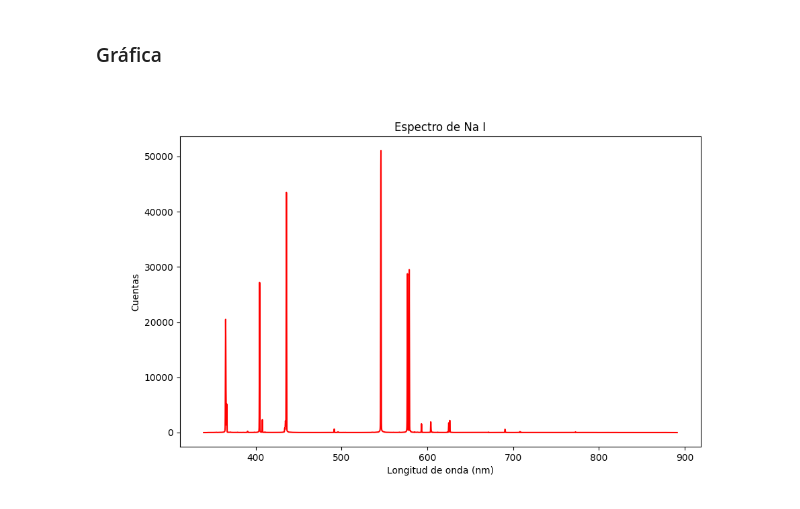
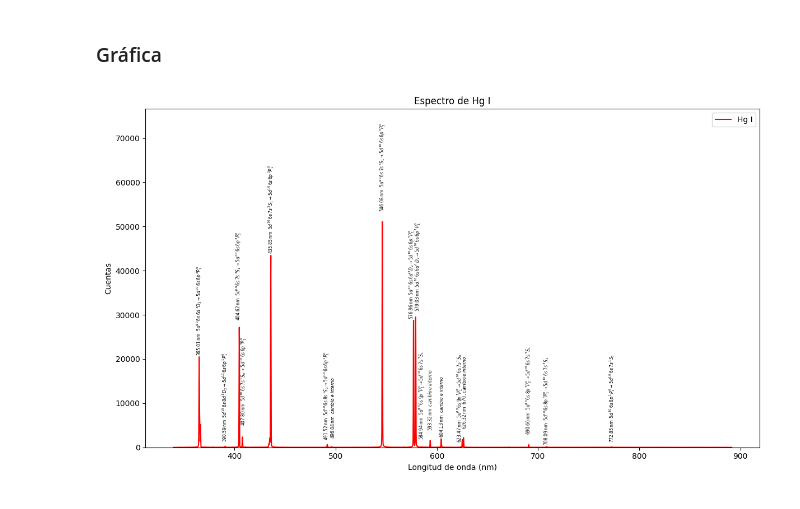
Before and after one commit to Edgarfevi/Proyectos, a Jupyter notebook: Proyectos_python/FISICA/TEIII/archivos_py/segundo_cuatri/capas_finas.ipynb, the cells around one changed output. Saved outputs shown, nothing was run; the diff lists cells and outputs as text; code cells hidden in the pictures.

Commit message:
cambios acabados

```diff
--- a/Proyectos_python/FISICA/TEIII/archivos_py/segundo_cuatri/capas_finas.ipynb
+++ b/Proyectos_python/FISICA/TEIII/archivos_py/segundo_cuatri/capas_finas.ipynb
@@ -386,11 +969,93 @@ pico 19: 772.85 nm
 # %% [markdown]
 ### Gráfica
 # %%
-plt.figure(figsize=(10, 6))
+plt.figure(figsize=(12, 7))
 plt.plot(Datos[:, 0], Datos[:, 4], label='Hg I', color='red')
+
+# Líneas de Hg I en formato espectroscópico estándar
+lineas_hg = [
+    (365.01, r"5d^{10}\,6s\,6d\,^{3}D_{3}\rightarrow 5d^{10}\,6s\,6p\,^{3}P^{0}_{2}"),
+    (390.59, r"5d^{10}\,6s\,8d\,^{1}D_{2}\rightarrow 5d^{10}\,6s\,6p\,^{1}P^{0}_{1}"),
+    (404.62, r"5d^{10}\,6s\,7s\,^{3}S_{1}\rightarrow 5d^{10}\,6s\,6p\,^{3}P^{0}_{0}"),
+    (407.80, r"5d^{10}\,6s\,7s\,^{1}S_{0}\rightarrow 5d^{10}\,6s\,6p\,^{3}P^{0}_{1}"),
+    (435.85, r"5d^{10}\,6s\,7s\,^{3}S_{1}\rightarrow 5d^{10}\,6s\,6p\,^{3}P^{0}_{1}"),
+    (491.52, r"5d^{10}\,6s\,8s\,^{1}S_{0}\rightarrow 5d^{10}\,6s\,6p\,^{1}P^{0}_{1}"),
+    (496.04, r"cambio\;e\;interno"),
+    (546.08, r"5d^{10}\,6s\,7s\,^{3}S_{1}\rightarrow 5d^{10}\,6s\,6p\,^{3}P^{0}_{2}"),
+    (576.96, r"5d^{10}\,6s\,6d\,^{3}D_{2}\rightarrow 5d^{10}\,6s\,6p\,^{3}P^{0}_{1}"),
+    (579.03, r"5d^{10}\,6s\,6d\,^{1}D_{2}\rightarrow 5d^{10}\,6s\,6p\,^{1}P^{0}_{1}"),
+    (584.94, r"5d^{10}\,6s\,9p\,^{3}P^{0}_{1}\rightarrow 5d^{10}\,6s\,7s\,^{3}S_{1}"),
+    (593.32, r"cambio\;e\;interno"),
+    (604.13, r"cambio\;e\;interno"),
+    (623.47, r"5d^{10}\,6s\,9p\,^{1}P^{0}_{1}\rightarrow 5d^{10}\,6s\,7s\,^{1}S_{0}"),
+    (626.32, r"670\,\text{, cambio}\;e\;interno"),
+    (690.66, r"5d^{10}\,6s\,8p\,^{3}P^{0}_{2}\rightarrow 5d^{10}\,6s\,7s\,^{3}S_{1}"),
+    (708.09, r"5d^{10}\,6s\,8p\,^{3}P^{0}_{1}\rightarrow 5d^{10}\,6s\,7s\,^{3}S_{1}"),
+    (772.85, r"5d^{10}\,6s\,8p\,^{1}P^{0}_{1}\rightarrow 5d^{10}\,6s\,7s\,^{1}S_{0}"),
+]
+
+lineas_ordenadas = sorted(lineas_hg, key=lambda t: t[0])
+offset_vertical = [300, 950, 1600, 2250]
+
+# Desplazamientos manuales para zonas especialmente densas
+offset_x = {
+    576.96: -1.0,
+    579.03: 1,
+    593.32: -0.35,
+    604.13: 0.00,
+    605.36: 0.35,
+    623.47: -0.25,
+    626.32: 0.25,
+}
+
+# Agrupación por cercanía para separar etiquetas
+umbral_cluster_nm = 5.5
+clusters = []
+cluster_actual = [lineas_ordenadas[0]]
+
+for item in lineas_ordenadas[1:]:
+    if item[0] - cluster_actual[-1][0] <= umbral_cluster_nm:
+        cluster_actual.append(item)
+    else:
+        clusters.append(cluster_actual)
+        cluster_actual = [item]
+clusters.append(cluster_actual)
+
+offset_cluster = {}
+for cluster in clusters:
+    n = len(cluster)
+    x_vals = np.linspace(-0.85, 0.85, n) if n > 1 else [0.0]
+    for k, (lambda_nm, _) in enumerate(cluster):
+        offset_cluster[round(lambda_nm, 2)] = (x_vals[k], 280 * k)
+
+for i, (lambda_nm, transicion) in enumerate(lineas_ordenadas):
+    idx = int(np.argmin(np.abs(Datos[:, 0] - lambda_nm)))
+    y_pico = Datos[idx, 4]
+
+    dx_c, dy_c = offset_cluster.get(round(lambda_nm, 2), (0.0, 0.0))
+    dy = offset_vertical[i % len(offset_vertical)] + dy_c
+    dx = offset_x.get(round(lambda_nm, 2), 0.0) + dx_c
+
+    texto = rf"${lambda_nm:.2f}\,\mathrm{{nm}}\;\;{transicion}$"
+
+    plt.text(
+        lambda_nm + dx,
+        y_pico + dy,
+        texto,
+        rotation=90,
+        ha='center',
+        va='bottom',
+        fontsize=5.5,
+        color='black',
+        zorder=6
+    )
+
+plt.ylim(0, np.max(Datos[:, 4]) * 1.5)
 plt.xlabel('Longitud de onda (nm)')
 plt.ylabel('Cuentas')
-plt.title('Espectro de Na I')
+plt.title('Espectro de Hg I')
+plt.legend()
+plt.tight_layout()
 plt.show()
 # %% [output]
-[figure, old version]
+[figure, new version]
```
Also changed, not shown: parts of 11 cells of this notebook, 6 other files.
